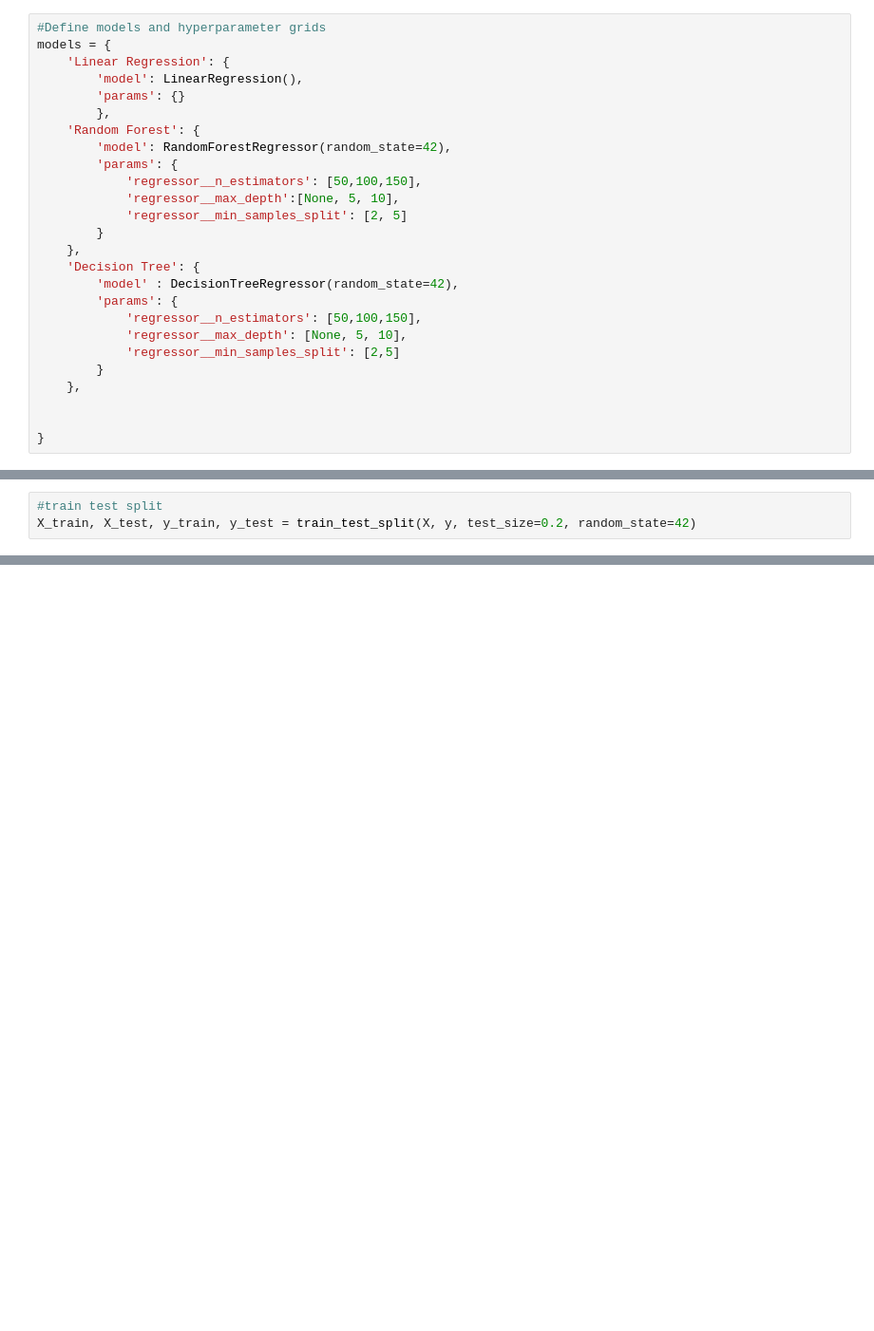
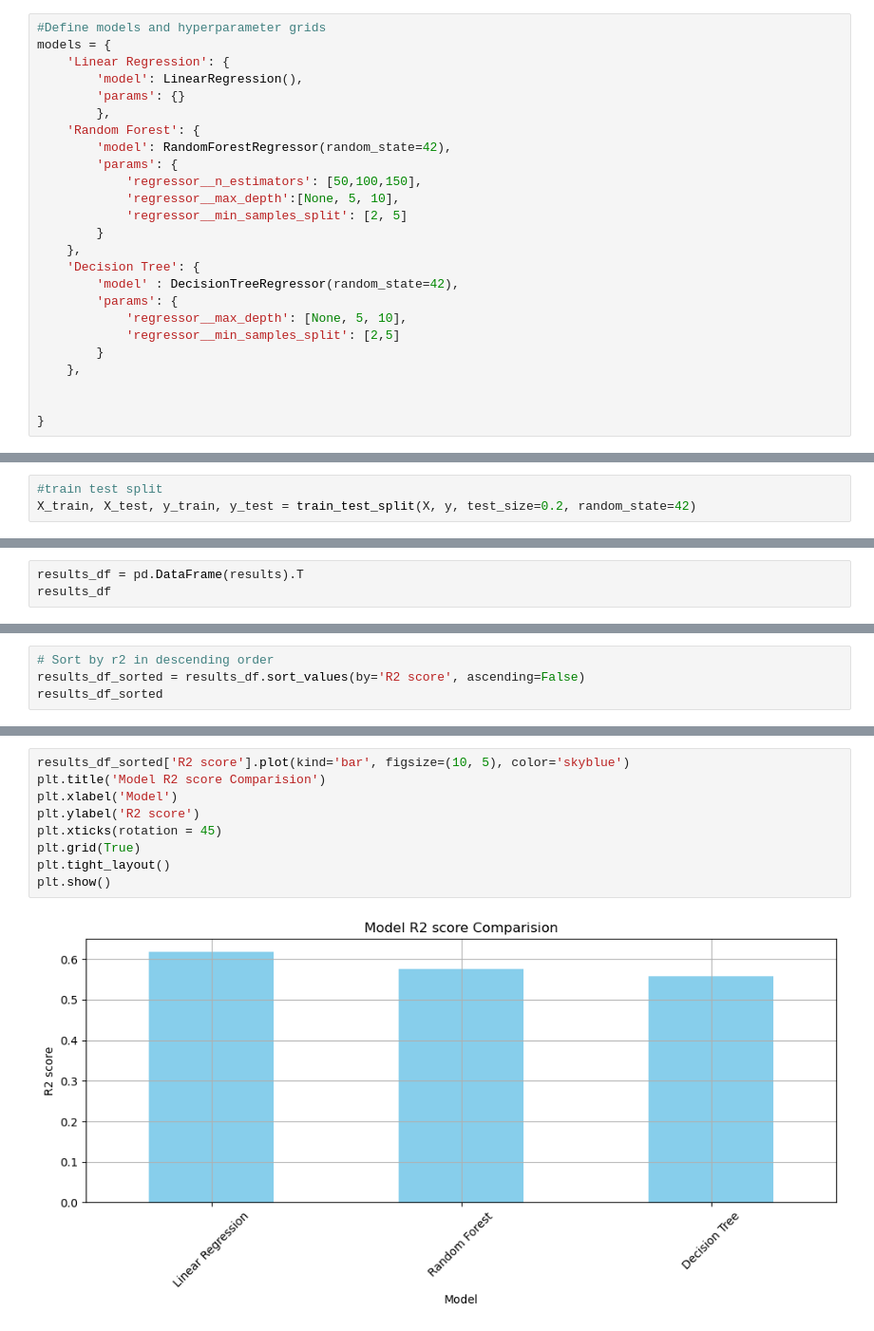
Before and after one commit to chaudhary-dotcom/ML, a Jupyter notebook: total_bill.ipynb, the cells around one changed output, grey strips where cells are left out. Shown at 95% size. Drawn from its saved outputs; the diff is of its cells as text; blank space fills up the shorter version.

```diff
--- a/total_bill.ipynb
+++ b/total_bill.ipynb
@@ -121,7 +121,6 @@ models = {
     'Decision Tree': {
         'model' : DecisionTreeRegressor(random_state=42),
         'params': {
-            'regressor__n_estimators': [50,100,150],
             'regressor__max_depth': [None, 5, 10],
             'regressor__min_samples_split': [2,5]
         }
@@ -172,0 +177,3 @@ KeyError: 'R2 Score'
+# %%
+results_df = pd.DataFrame(results).T
+results_df
@@ -172,0 +185,4 @@ KeyError: 'R2 Score'
+# %%
+# Sort by r2 in descending order
+results_df_sorted = results_df.sort_values(by='R2 score', ascending=False)
+results_df_sorted
@@ -172,0 +194,11 @@ KeyError: 'R2 Score'
+# %%
+results_df_sorted['R2 score'].plot(kind='bar', figsize=(10, 5), color='skyblue')
+plt.title('Model R2 score Comparision')
+plt.xlabel('Model')
+plt.ylabel('R2 score')
+plt.xticks(rotation = 45)
+plt.grid(True)
+plt.tight_layout()
+plt.show()
+# %% [output]
+[figure, added]
```
Also changed, not shown: parts of 9 cells of this notebook.
